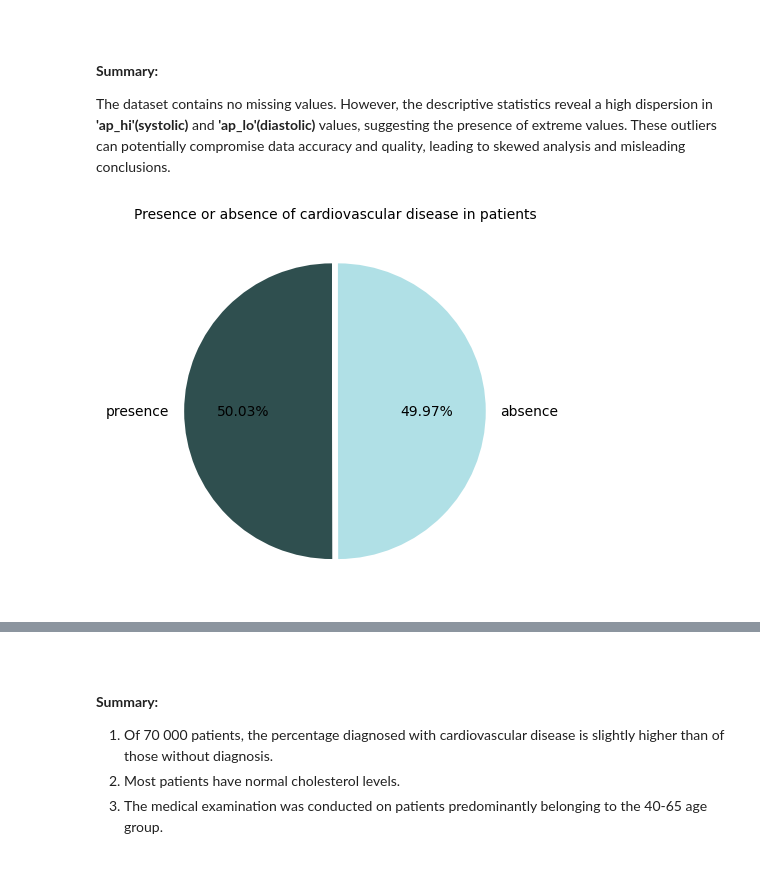
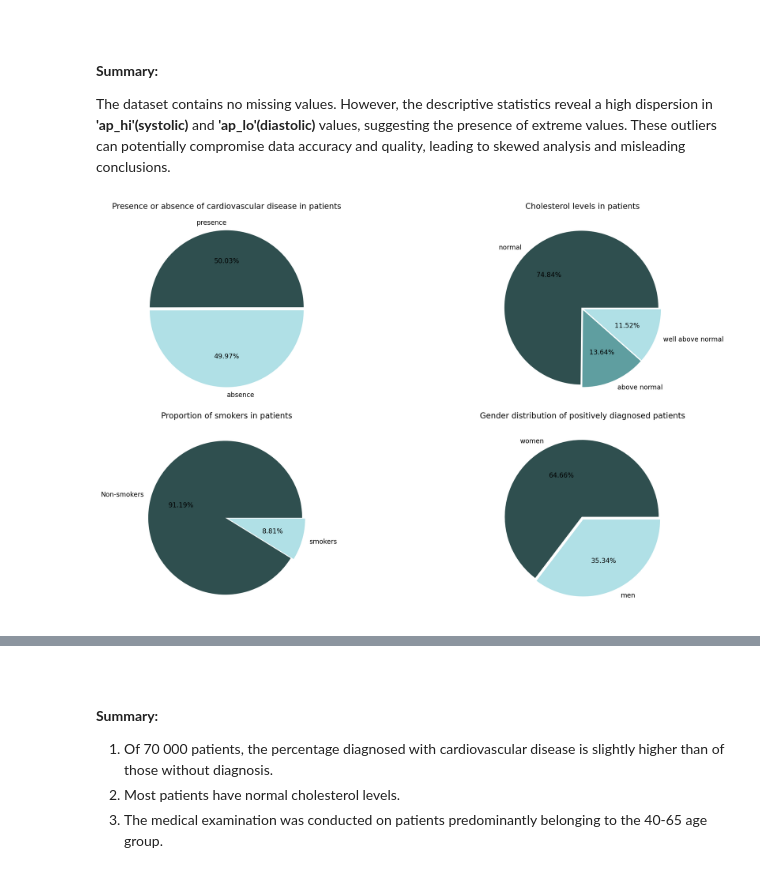
Before and after one commit to KatjaParak/Machine-learning, a Jupyter notebook: report.ipynb, the cells around one changed output, grey strips where cells are left out. Cells and saved outputs as stored; diff of their text form; code cells hidden in the pictures.

```diff
--- a/report.ipynb
+++ b/report.ipynb
@@ -62,7 +62,7 @@ cardio.describe()
 
 The dataset contains no missing values. However, the descriptive statistics reveal a high dispersion in **'ap_hi'(systolic)** and **'ap_lo'(diastolic)** values, suggesting the presence of extreme values. These outliers can potentially compromise data accuracy and quality, leading to skewed analysis and misleading conclusions.
 # %%
-utils.plot_presence_absence(cardio);
+utils.plot_eda_pie(cardio);
 # %% [output]
-[figure, old version]
+[figure, new version]
 # %%
```
Also changed, not shown: parts of 15 cells of this notebook.
